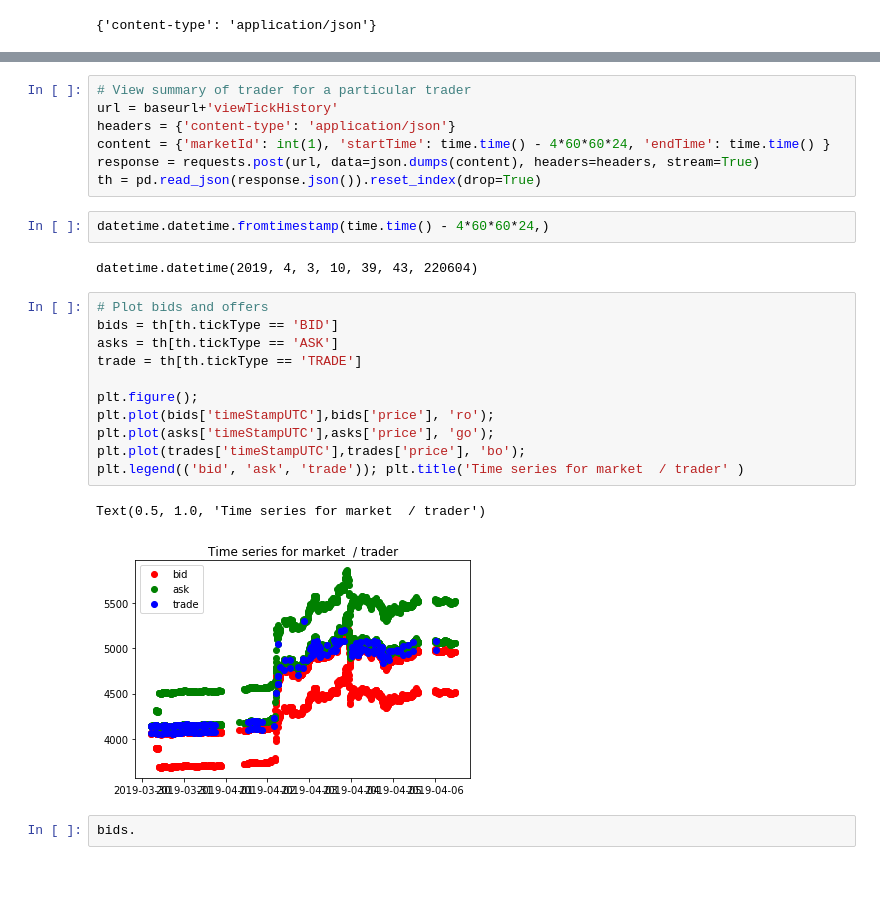
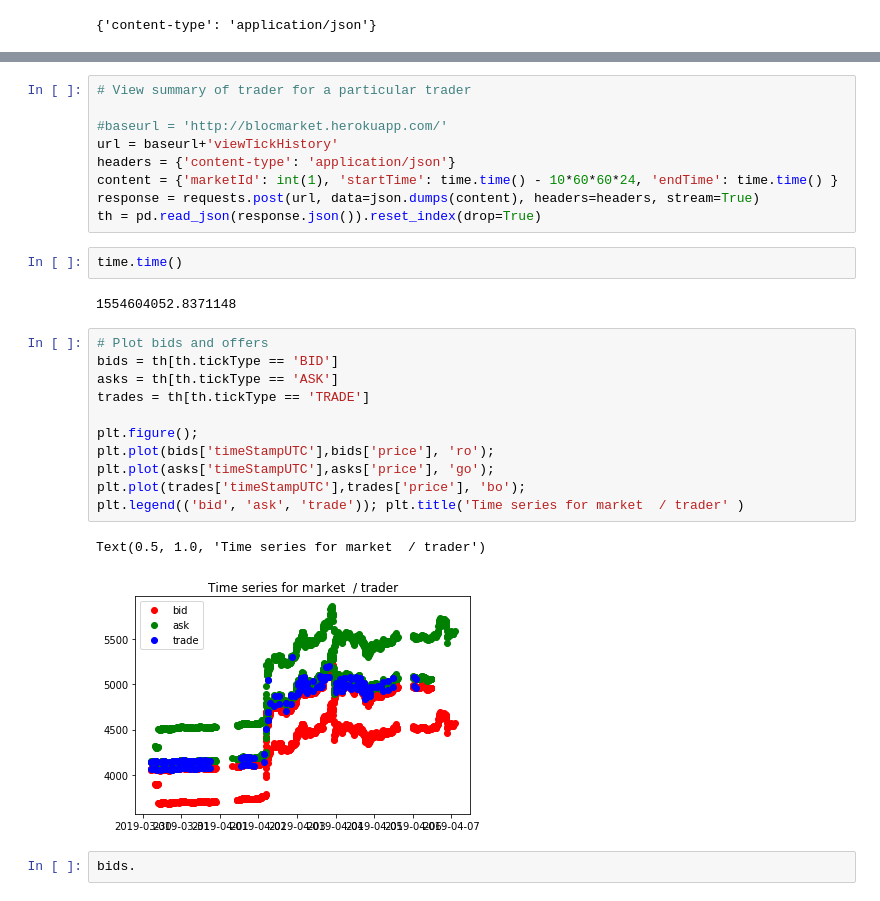
Before and after one commit to alpinechicken/blocmarket, a Jupyter notebook: doc/bots/scratch/FXQuoteBot.ipynb, the cells around one changed output, grey strips where cells are left out. Cells and saved outputs as stored; diff of their text form.

```diff
--- a/doc/bots/scratch/FXQuoteBot.ipynb
+++ b/doc/bots/scratch/FXQuoteBot.ipynb
@@ -291,28 +274,30 @@ Text(0.5, 1.0, 'Time series for market 1')
 # %%
 # View summary of trader for a particular trader
+
+#baseurl = 'http://blocmarket.herokuapp.com/'
 url = baseurl+'viewTickHistory'
 headers = {'content-type': 'application/json'}
-content = {'marketId': int(1), 'startTime': time.time() - 4*60*60*24, 'endTime': time.time() }
+content = {'marketId': int(1), 'startTime': time.time() - 10*60*60*24, 'endTime': time.time() }
 response = requests.post(url, data=json.dumps(content), headers=headers, stream=True)
 th = pd.read_json(response.json()).reset_index(drop=True)
-# %%
-datetime.datetime.fromtimestamp(time.time() - 4*60*60*24,)
-# %% [output]
-datetime.datetime(2019, 4, 3, 10, 39, 43, 220604)
+# %%
+time.time()
+# %% [output]
+1554604052.8371148
 # %%
 # Plot bids and offers
 bids = th[th.tickType == 'BID']
 asks = th[th.tickType == 'ASK']
-trade = th[th.tickType == 'TRADE']
+trades = th[th.tickType == 'TRADE']
 
 plt.figure();
 plt.plot(bids['timeStampUTC'],bids['price'], 'ro');
 plt.plot(asks['timeStampUTC'],asks['price'], 'go');
 plt.plot(trades['timeStampUTC'],trades['price'], 'bo');
 plt.legend(('bid', 'ask', 'trade')); plt.title('Time series for market  / trader' )
 # %% [output]
 Text(0.5, 1.0, 'Time series for market  / trader')
-[figure, old version]
+[figure, new version]
 # %%
 bids.
 # %%
```
Also changed, not shown: parts of 17 cells of this notebook, 4 other files.
